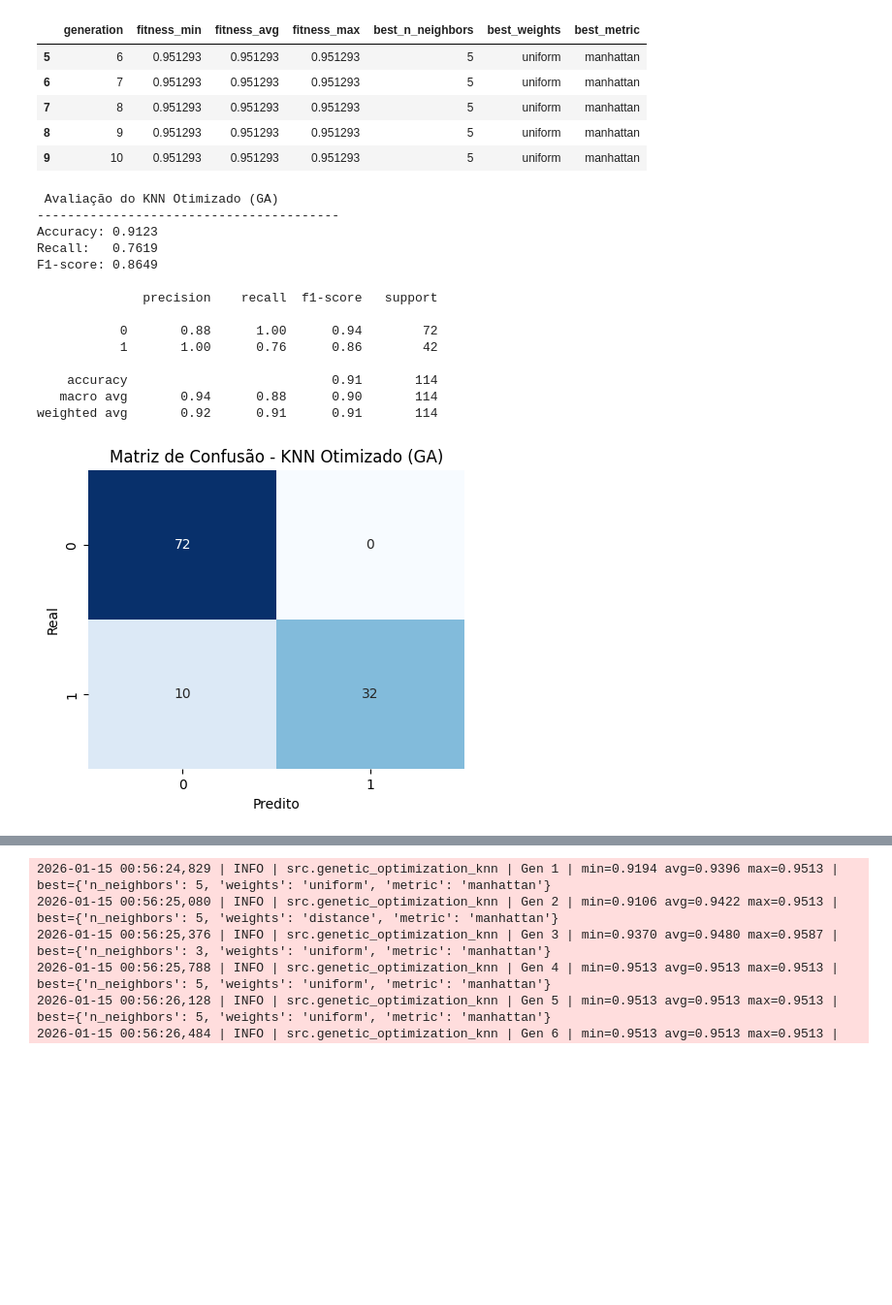
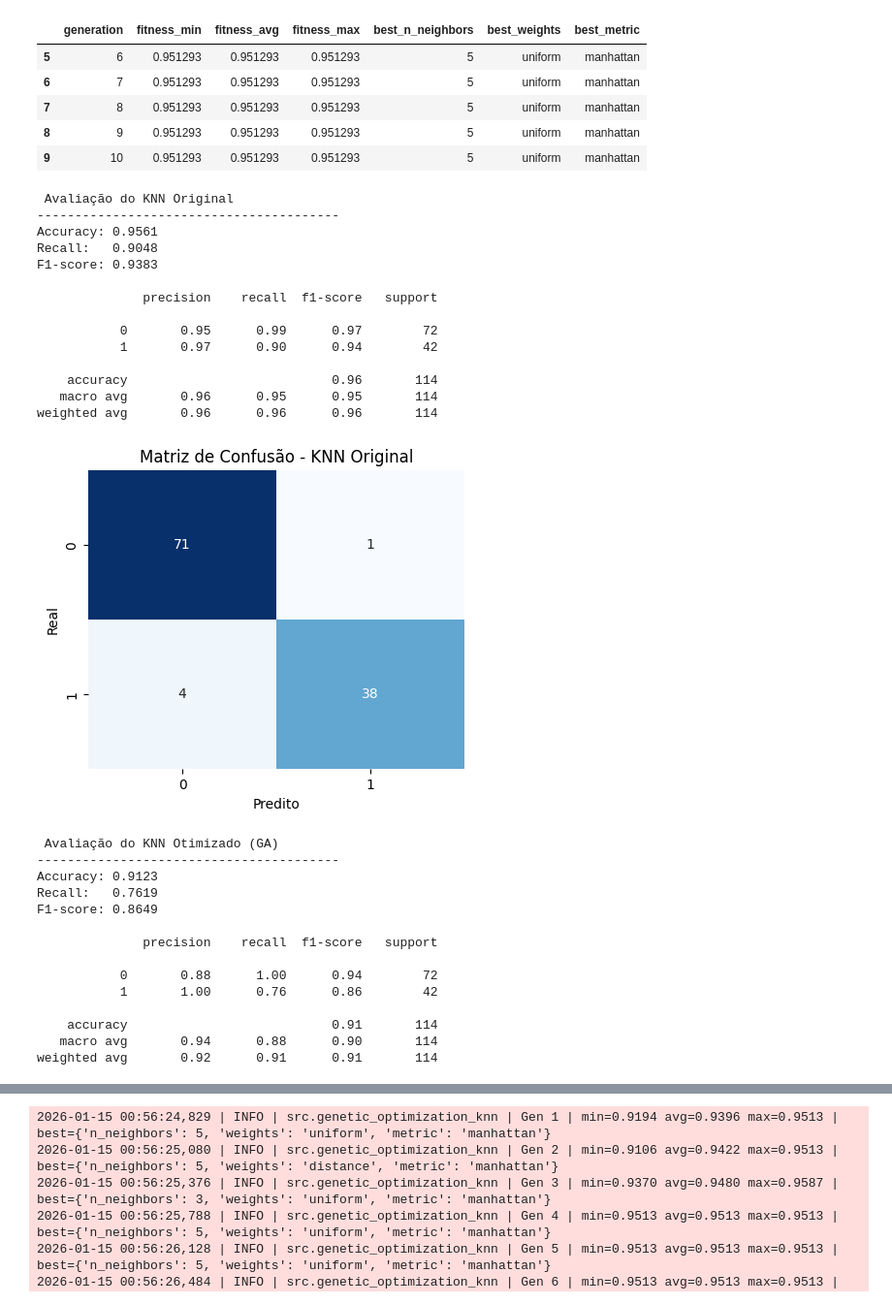
Before and after one commit to KeityPires/tech-challenge-ia-diagnostico, a Jupyter notebook: notebooks/02_exploracao_dados_cancer_mama.ipynb, the cells around one changed output, grey strips where cells are left out. Shown at 97% size. Cells and saved outputs as stored; diff of their text form; code cells hidden in the pictures; blank space fills up the shorter version.

```diff
--- a/notebooks/02_exploracao_dados_cancer_mama.ipynb
+++ b/notebooks/02_exploracao_dados_cancer_mama.ipynb
@@ -942,22 +942,38 @@ Melhores parâmetros: {'n_neighbors': 5, 'weights': 'uniform', 'metric': 'manhat
 # %%
 # Treina o modelo otimizado no treino (agora fora da CV)
 best_knn.fit(X_train, y_train)
 
+evaluate_model(knn, X_test_scaled, y_test, model_name="KNN Original")
+
 from src.evaluation import evaluate_model
 evaluate_model(best_knn, X_test, y_test, model_name="KNN Otimizado (GA)")
 # %% [output]
- Avaliação do KNN Otimizado (GA)
+ Avaliação do KNN Original
 ----------------------------------------
-Accuracy: 0.9123
-Recall:   0.7619
-F1-score: 0.8649
+Accuracy: 0.9561
+Recall:   0.9048
+F1-score: 0.9383
 
               precision    recall  f1-score   support
 
-           0       0.88      1.00      0.94        72
-           1       1.00      0.76      0.86        42
+           0       0.95      0.99      0.97        72
+           1       0.97      0.90      0.94        42
 
-    accuracy                           0.91       114
-   macro avg       0.94      0.88      0.90       114
-weighted avg       0.92      0.91      0.91       114
+    accuracy                           0.96       114
+   macro avg       0.96      0.95      0.95       114
+weighted avg       0.96      0.96      0.96       114
-[figure, old version]
+[figure, new version]
+ Avaliação do KNN Otimizado (GA)
+----------------------------------------
+Accuracy: 0.9123
+Recall:   0.7619
+F1-score: 0.8649
+
+              precision    recall  f1-score   support
+
+           0       0.88      1.00      0.94        72
+           1       1.00      0.76      0.86        42
+
+    accuracy                           0.91       114
+   macro avg       0.94      0.88      0.90       114
+weighted avg       0.92      0.91      0.91       114
```
Also changed, not shown: parts of 4 cells of this notebook, 1 other file.
